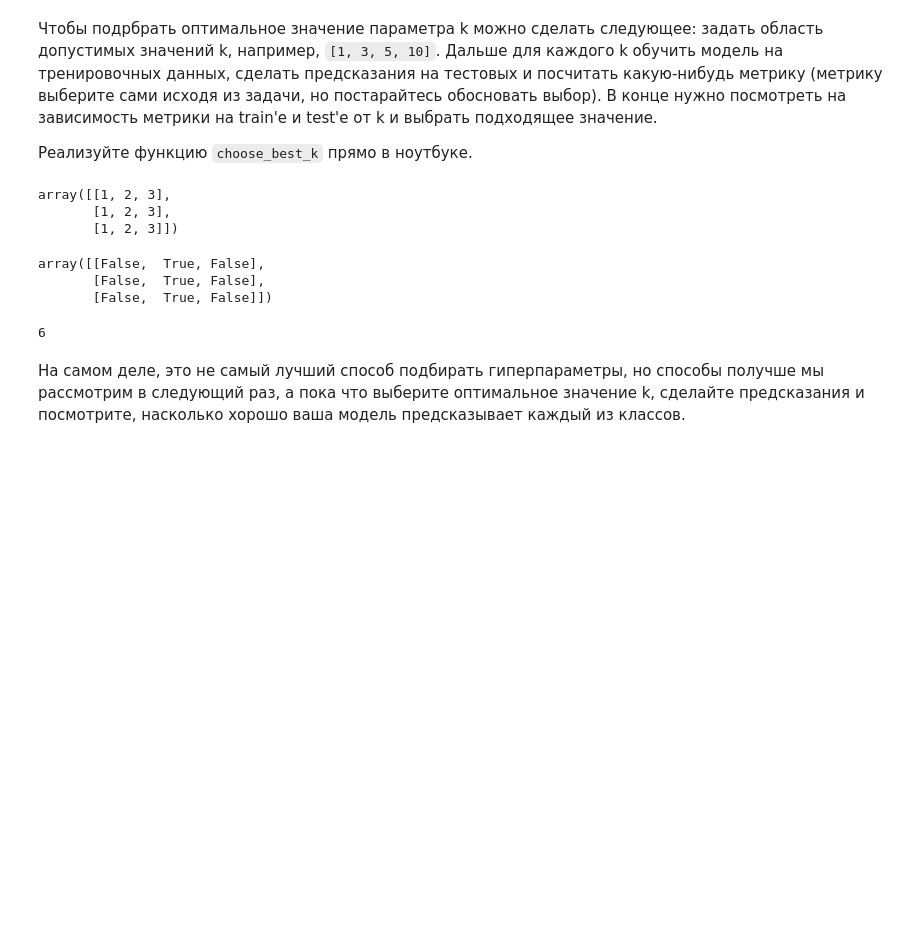
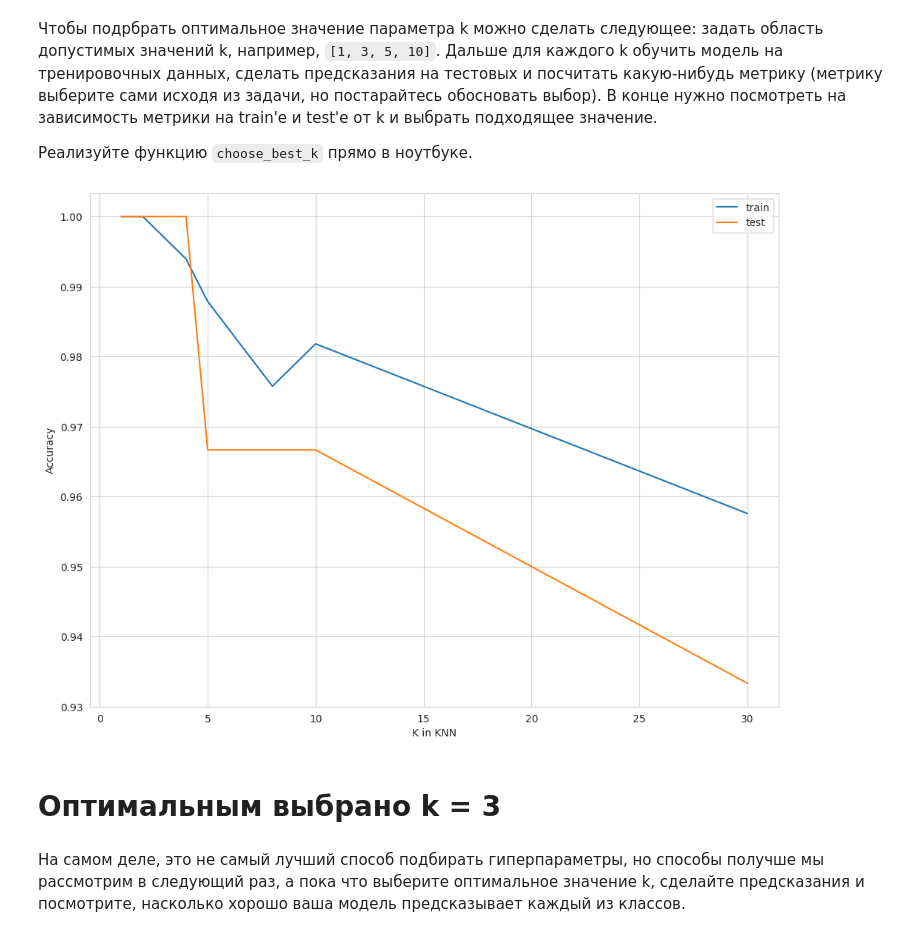
Before and after one commit to VovaGrig/BI-ml-2024, a Jupyter notebook: lecture_1_intro_knn/homework/KNN.ipynb, the cells around one changed output. Saved outputs shown, nothing was run; the diff lists cells and outputs as text; code cells hidden in the pictures; blank space fills up the shorter version.

```diff
--- a/lecture_1_intro_knn/homework/KNN.ipynb
+++ b/lecture_1_intro_knn/homework/KNN.ipynb
@@ -208,9 +217,14 @@ def find_best_k(X_train, y_train, X_test, y_test, params, metric):
     train_metrics the list of metric values on train data set for each k in params
     test_metrics the list of metric values on test data set for each k in params
     """
-
-    """
-    YOUR CODE IS HERE
-    """
-    pass
+    train_metrics = []
+    test_metrics = []
+    for k in params:
+        knn_classifier = KNNClassifier(k=k)
+        knn_classifier.fit(X_train, y_train)
+        prediction_test = knn_classifier.predict(X_test)
+        prediction_train = knn_classifier.predict(X_train)
+        test_metrics.append(metric(y_test, prediction_test))
+        train_metrics.append(metric(y_train, prediction_train))
+    return train_metrics, test_metrics
 # %%
@@ -219,18 +234,8 @@ train_metrics, test_metrics = find_best_k(binary_train_X, binary_train_y, binary
 # %%
 plt.plot(params, train_metrics, label="train")
 plt.plot(params, test_metrics, label="test")
 plt.legend()
 plt.xlabel("K in KNN")
-plt.ylabel("YOUR METRIC");
+plt.ylabel("Accuracy")
+# %% [output]
+[figure, added]
-# %%
-a
-# %% [output]
-array([[1, 2, 3],
-       [1, 2, 3],
-       [1, 2, 3]])
-# %%
-np.logical_and(a == 2, b == 2, a != 3)
-# %% [output]
-array([[False,  True, False],
-       [False,  True, False],
-       [False,  True, False]])
@@ -242,7 +242,5 @@ test1, test2, test3 = func(1,2,3)
-# %%
-np.sum(a == b)
-# %% [output]
-6
+# %% [markdown]
+# Оптимальным выбрано k = 3
 # %% [markdown]
 На самом деле, это не самый лучший способ подбирать гиперпараметры, но способы получше мы рассмотрим в следующий раз, а пока что выберите оптимальное значение k, сделайте предсказания и посмотрите, насколько хорошо ваша модель предсказывает каждый из классов.
 # %% [markdown]
```
Also changed, not shown: parts of 33 cells of this notebook, 3 other files.
